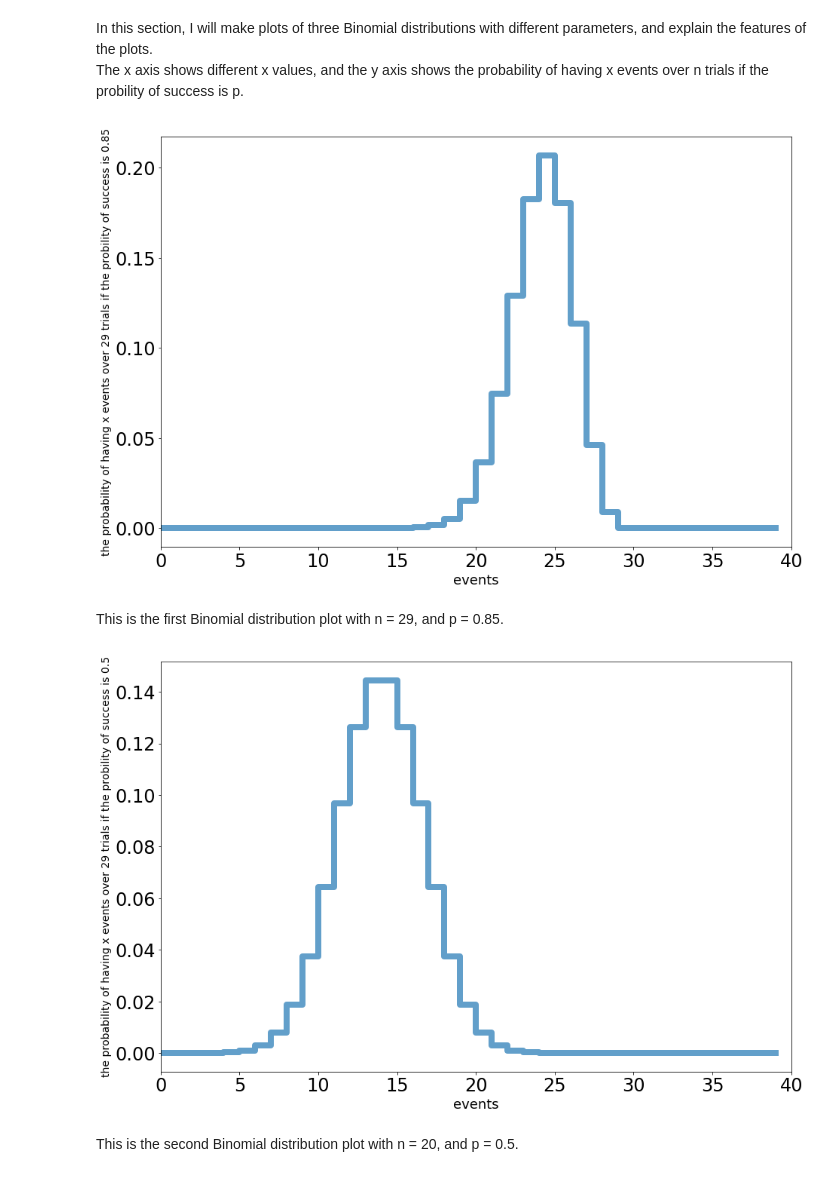
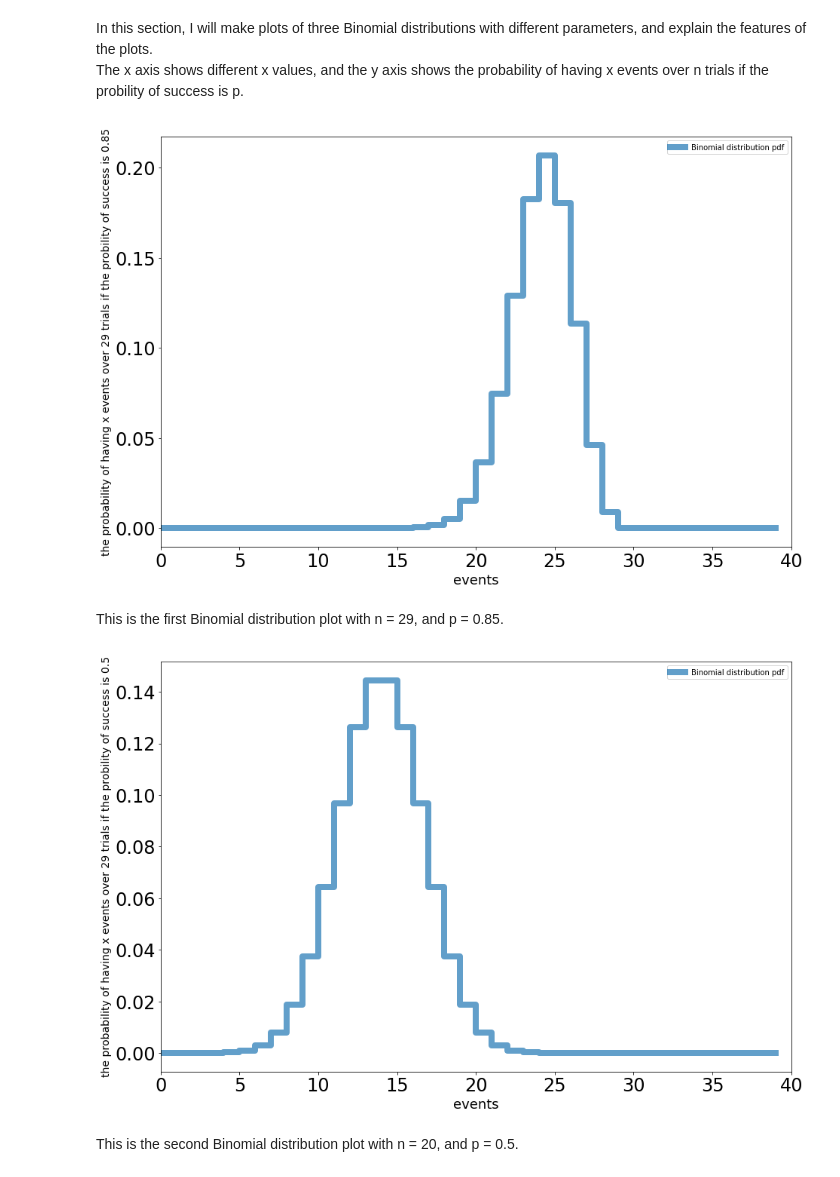
Before and after one commit to an9elaxz/PHYS-434, a Jupyter notebook: Lab1.ipynb, the cells around one changed output. Cells and saved outputs as stored; diff of their text form; code cells hidden in the pictures.

```diff
--- a/Lab1.ipynb
+++ b/Lab1.ipynb
@@ -198,20 +201,21 @@ The x axis shows different x values, and the y axis shows the probability of hav
 # %%
 # create the first non-continuous distribution of 1000 points using scipy
 n1 = 29 # n is the number of trials
 p1 = 0.85 # p is the probability of success
 b1 = binom.rvs(n1, p1, loc = 0, size = 100, random_state=None) # create a set of random varibles of Binomial distribution
 xb1 = range(0,40) # sets discrete x values for the histogram and step plot
 
 fig, ax = plt.subplots(1, 1) # create a figure
 # ax.hist(b1, 100, density=True) # fill the figure with a hist & binomial distribution b1
 plt.tick_params(labelsize = 24) # sets tick parameter for the plot, in this case, the label size
 plt.xlim([0,40]) # sets rage for x axis
-ax.step(xb1,binom.pmf(xb1,n1,p1), linewidth = 8,alpha = 0.7)
+ax.step(xb1,binom.pmf(xb1,n1,p1), linewidth = 8,alpha = 0.7, label = "Binomial distribution pdf")
+ax.legend()
 ax.set_xlabel("events",fontsize = 18)
 ax.set_ylabel("the probability of having x events over " + str(n1) + " trials if the probility of success is " + str(p1), fontsize = 14)
 plt.show()
 # %% [output]
-[figure, old version]
+[figure, new version]
 # %% [markdown]
 This is the first Binomial distribution plot with n = 29, and p = 0.85.
 # %%
@@ -225,12 +229,13 @@ fig, ax = plt.subplots(1, 1) # create a figure
 plt.tick_params(labelsize = 24) # sets tick parameter for the plot, in this case, the label size
 plt.xlim([0,40]) # sets rage for x axis
 xb2 = range(0,40)
-ax.step(xb2,binom.pmf(xb2,n2,p2), linewidth = 8,alpha = 0.7)
+ax.step(xb2,binom.pmf(xb2,n2,p2), linewidth = 8,alpha = 0.7, label = "Binomial distribution pdf")
+ax.legend()
 ax.set_xlabel("events",fontsize = 18)
 ax.set_ylabel("the probability of having x events over " + str(n2) + " trials if the probility of success is " + str(p2), fontsize = 14)
 plt.show()
 # %% [output]
-[figure, old version]
+[figure, new version]
 # %% [markdown]
 This is the second Binomial distribution plot with n = 20, and p = 0.5.
 # %%
```
Also changed, not shown: parts of 3 cells of this notebook, 1 other file.
